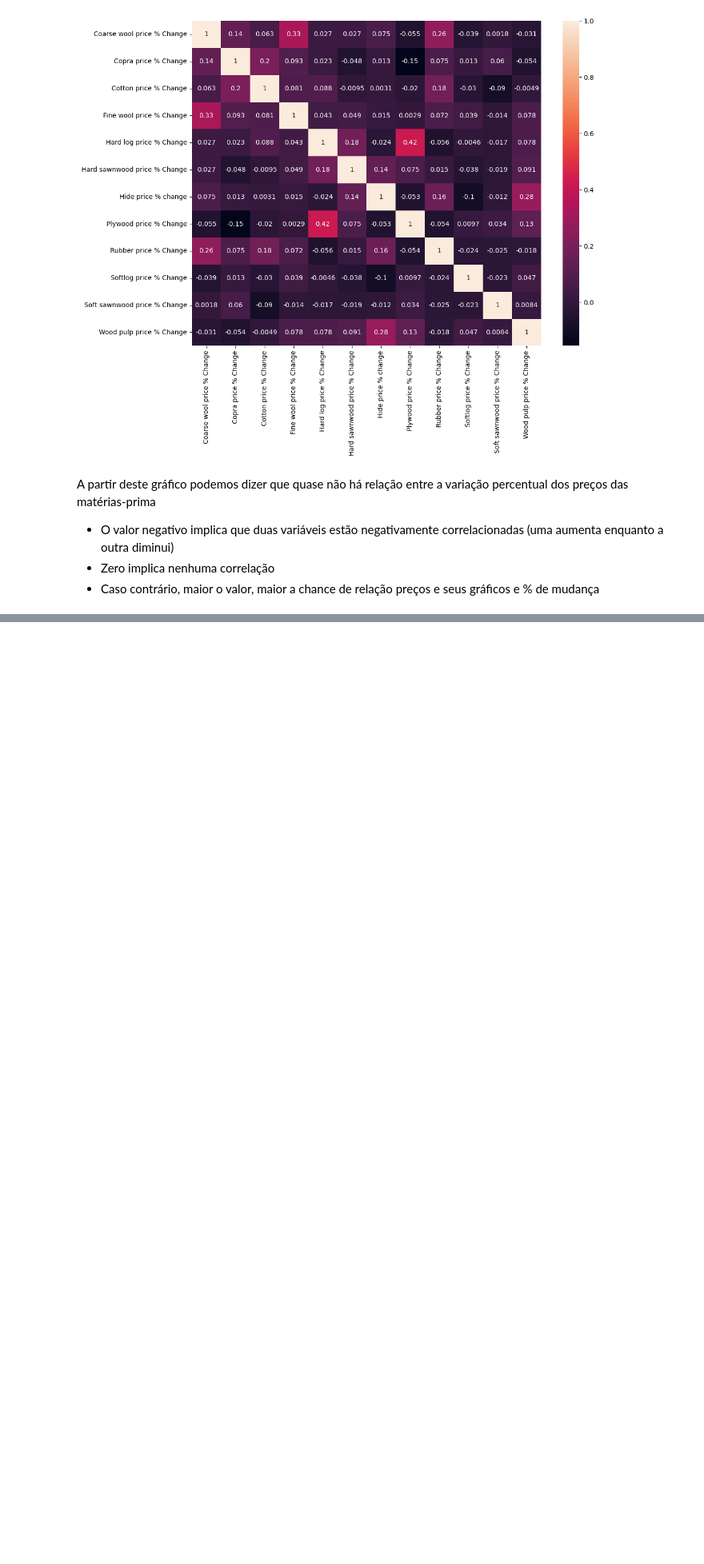
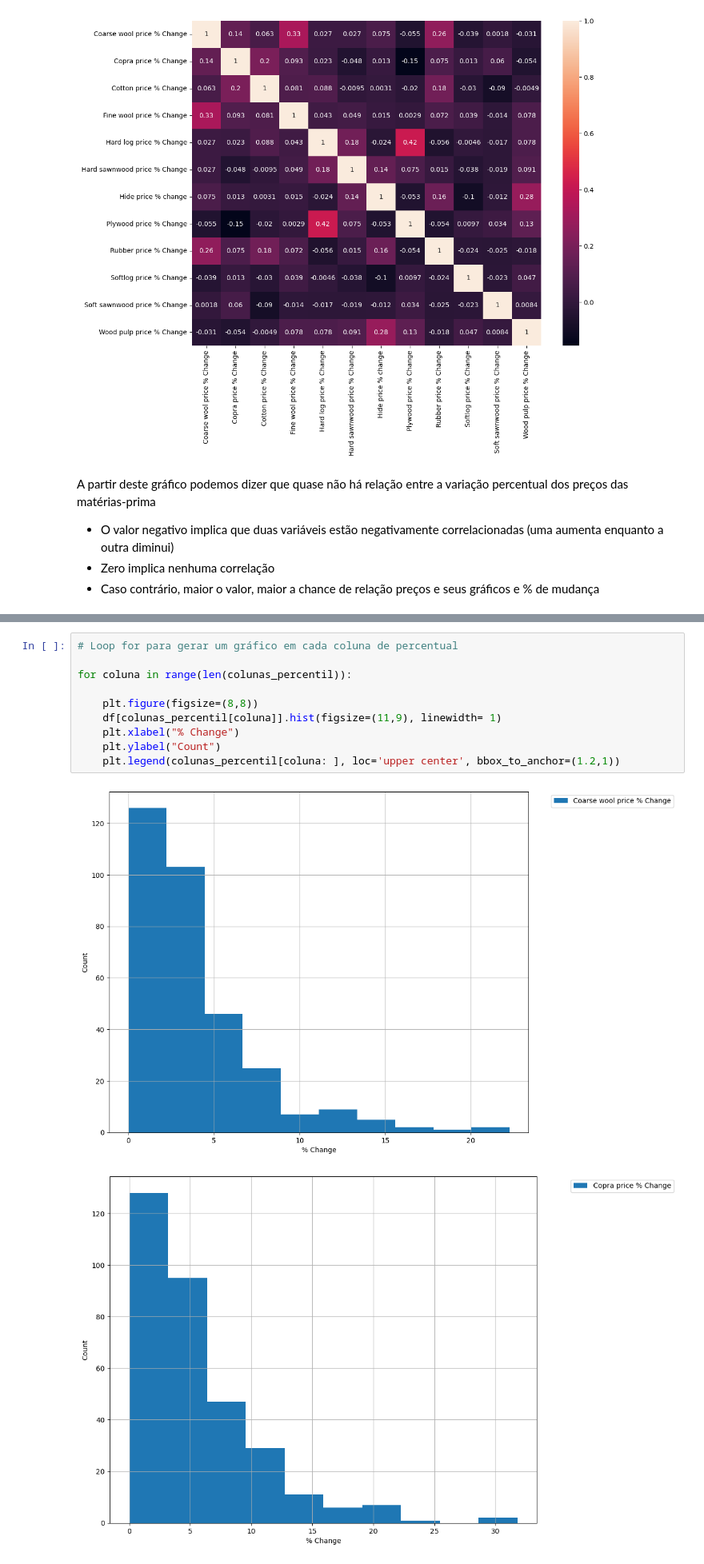
Before and after one commit to davidsmaia/Analise-Precos-de-Materias-Primas-Agricolas, a Jupyter notebook: main.ipynb, the cells around one changed output, grey strips where cells are left out. Shown at 80% size. Cells and saved outputs as stored; diff of their text form; blank space fills up the shorter version.

Commit message:
projeto finalizado
Todas as perguntas de negócio foram respondidas, com seus indicadores e anotações pertinentes.
Anotado possibilidades para futuras implementações e etc

```diff
--- a/main.ipynb
+++ b/main.ipynb
@@ -261,0 +276,13 @@ A partir deste gráfico podemos dizer que quase não há relação entre a varia
+# %%
+# Loop for para gerar um gráfico em cada coluna de percentual
+
+for coluna in range(len(colunas_percentil)):
+
+    plt.figure(figsize=(8,8))
+    df[colunas_percentil[coluna]].hist(figsize=(11,9), linewidth= 1)
+    plt.xlabel("% Change")
+    plt.ylabel("Count")
+    plt.legend(colunas_percentil[coluna: ], loc='upper center', bbox_to_anchor=(1.2,1))
+# %% [output]
+[figure, added]
+[figure, added]
```
Also changed, not shown: parts of 29 cells of this notebook, 13 other files.
